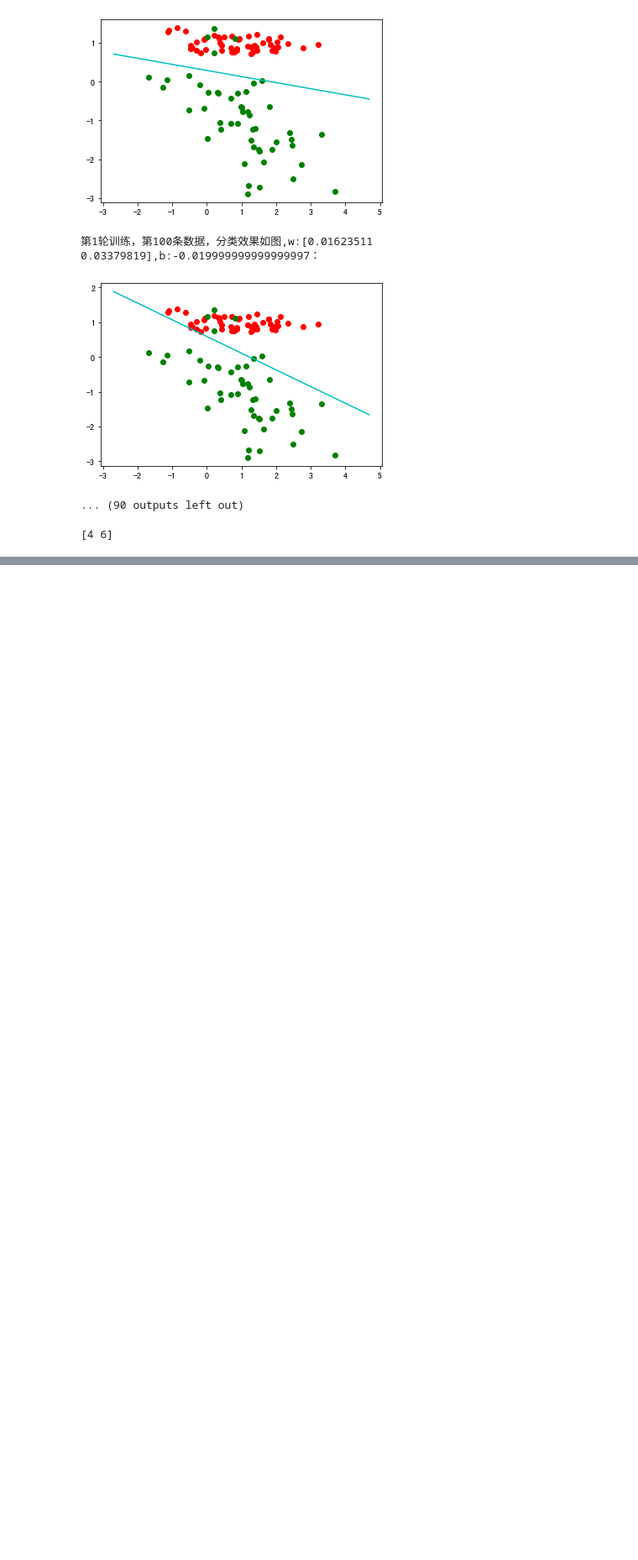
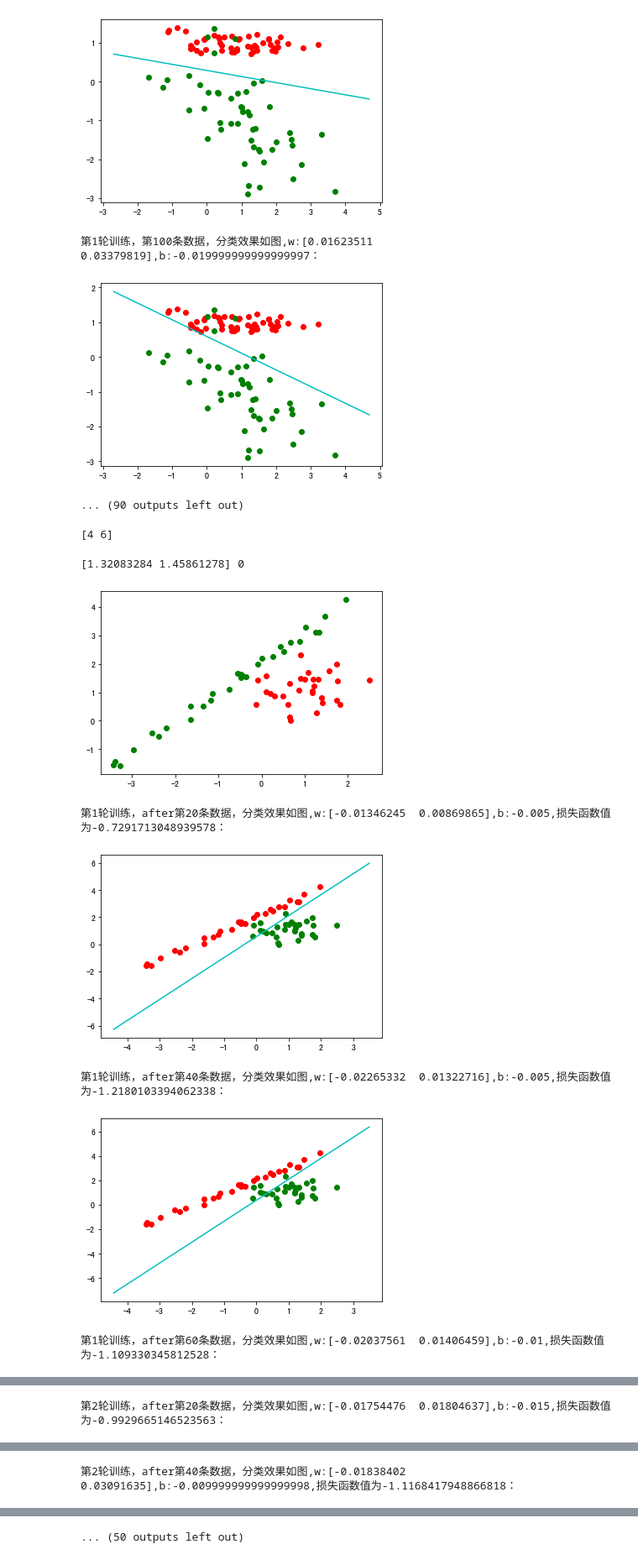
Before and after one commit to lijianmin01/studyRepository, a Jupyter notebook: shen-du-xue-xi/XL/任务二/XL02.ipynb, the cells around one changed output, grey strips where cells are left out. Shown at 84% size. Cells and saved outputs as stored; diff of their text form; code cells hidden in the pictures; blank space fills up the shorter version.

```diff
--- a/shen-du-xue-xi/XL/任务二/XL02.ipynb
+++ b/shen-du-xue-xi/XL/任务二/XL02.ipynb
@@ -124,17 +124,18 @@ print(a+b)
 # %%
 import sklearn
 import matplotlib.pyplot as plt
+import numpy as np
 
 def create_data():
     from sklearn.datasets import make_classification
-    data,target = make_classification(n_samples=100,        # 样本个数
+    data,target = make_classification(n_samples=60,        # 样本个数
                                n_features=2,          # 特征个数
                                n_informative=2,        # 有效特征个数
                                n_redundant=0,          # 冗余特征个数（有效特征的随机组合）
                                n_repeated=0,           # 重复特征个数（有效特征和冗余特征的随机组合）
                                n_classes=2,            # 样本类别
-                               n_clusters_per_class=2, # 簇的个数
-                               random_state=0)
+                               n_clusters_per_class=1, # 簇的个数
+                               random_state=18)
     return data,target
 
 
@@ -185,31 +186,39 @@ def loss_fun(data,target,w,b):
         loss+= (-1)*target[i]*(np.dot(w,data[i].T)+b)
 
     return loss
 
 # 初始化 w , b
 w = np.array((0.0,0.0))
 b = 0.0
 
 # 所有数据训练10轮
 num_epochs = 1
 
 # 每10条数据为一个周期
 epoch = 20
 
 # 学习率 0.01
 lr = 0.005
 
-while (num_epochs<=20):
+while (num_epochs<=10):
     # 随机打乱数据
     data,target = sklearn.utils.shuffle(data,target)
     # 记录已经训练过的数据的条数
     tarin_data_num = 0
     for i in range(len(target)):
         # 分类错误，感知机
         if target[i]*(np.dot(w,data[i].T)+b)<=0:
             w = w+lr*target[i]*data[i]
             b = b+lr*target[i]
         if ((i+1)%epoch == 0):
             print("第{}轮训练，after第{}条数据，分类效果如图,w:{},b:{},损失函数值为{}：".format(num_epochs,(i+1),w,b,loss_fun(data,target,w,b)))
             show_data_line(data,target,w,b)
     num_epochs+=1
+# %% [output]
+[1.32083284 1.45861278] 0
+[figure, added]
+第1轮训练，after第20条数据，分类效果如图,w:[-0.01346245  0.00869865],b:-0.005,损失函数值为-0.7291713048939578：
+[figure, added]
+第1轮训练，after第40条数据，分类效果如图,w:[-0.02265332  0.01322716],b:-0.005,损失函数值为-1.2180103394062338：
+[figure, added]
+第1轮训练，after第60条数据，分类效果如图,w:[-0.02037561  0.01406459],b:-0.01,损失函数值为-1.109330345812528：
@@ -215,0 +226 @@ while (num_epochs<=20):
+第2轮训练，after第20条数据，分类效果如图,w:[-0.01754476  0.01804637],b:-0.015,损失函数值为-0.9929665146523563：
@@ -215,0 +228 @@ while (num_epochs<=20):
+第2轮训练，after第40条数据，分类效果如图,w:[-0.01838402  0.03091635],b:-0.009999999999999998,损失函数值为-1.1168417948866818：
@@ -215,0 +230 @@ while (num_epochs<=20):
+... (50 outputs left out)
```
Also changed, not shown: parts of 5 cells of this notebook, 3 other files.
